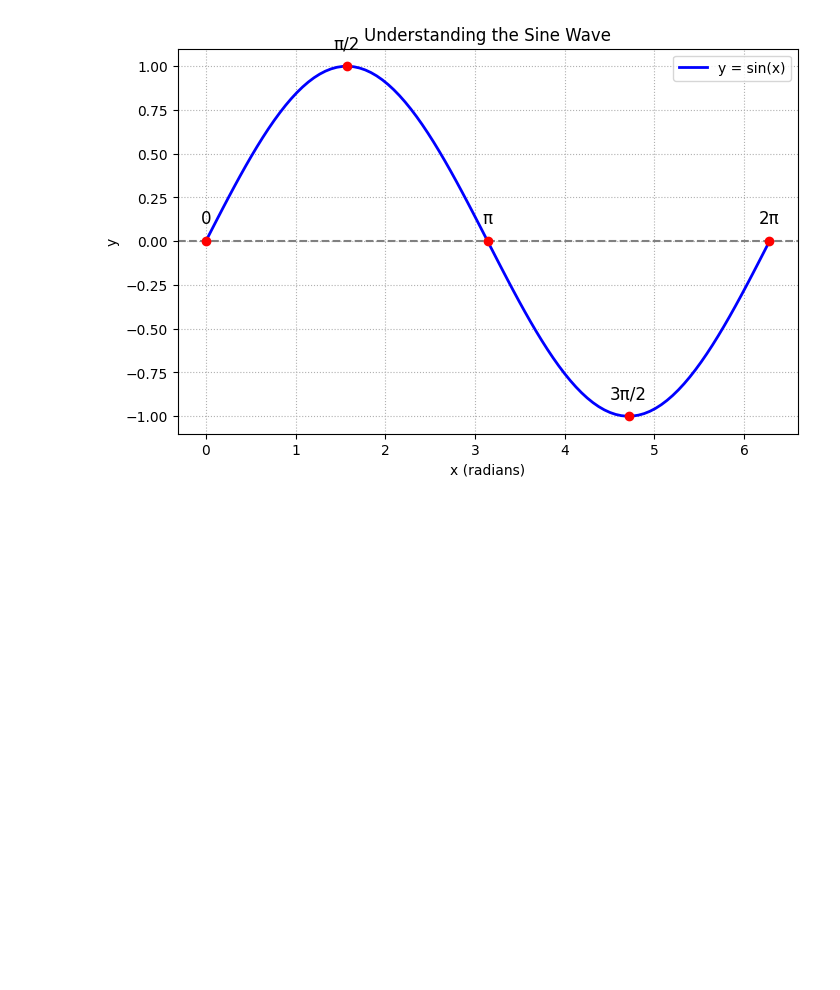
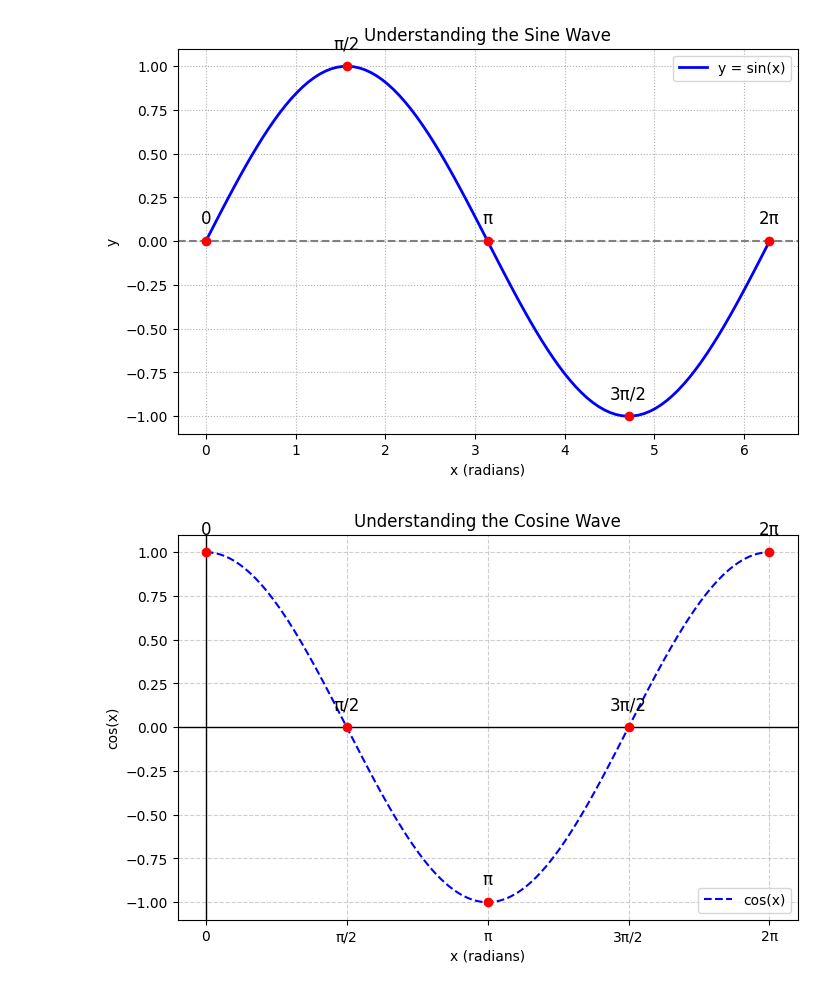
Before and after one commit to Lacrithaeus/__2025_03_15_firstlesson_, a Jupyter notebook: Pythontest/Demo1.ipynb, the cells around one changed output. Saved outputs shown, nothing was run; the diff lists cells and outputs as text; code cells hidden in the pictures; blank space fills up the shorter version.

```diff
--- a/Pythontest/Demo1.ipynb
+++ b/Pythontest/Demo1.ipynb
@@ -40,3 +40,43 @@ plt.legend()
 plt.show()
 # %% [output]
 [figure]
+# %%
+import numpy as np
+import matplotlib.pyplot as plt
+
+# Define x values from 0 to 2π with 1000 points
+x = np.linspace(0, 2 * np.pi, 1000)
+y = np.cos(x)
+
+# Key points for better understanding
+key_x = np.array([0, np.pi/2, np.pi, 3*np.pi/2, 2*np.pi])
+key_y = np.cos(key_x)
+key_labels = ["0", "π/2", "π", "3π/2", "2π"]
+
+# Create the plot
+plt.figure(figsize=(8, 5))
+plt.plot(x, y, linestyle="--", color="blue", label="cos(x)")
+
+# Mark key points
+plt.scatter(key_x, key_y, color="red", zorder=3)
+for i in range(len(key_x)):
+    plt.text(key_x[i], key_y[i] + 0.1, key_labels[i], fontsize=12, ha="center")
+
+# Add labels and title
+plt.xlabel("x (radians)")
+plt.ylabel("cos(x)")
+plt.title("Understanding the Cosine Wave")
+plt.axhline(0, color="black", linewidth=1)  # X-axis
+plt.axvline(0, color="black", linewidth=1)  # Y-axis
+
+# Set x-ticks at key points
+plt.xticks(key_x, key_labels)
+
+# Show the grid and legend
+plt.grid(True, linestyle="--", alpha=0.6)
+plt.legend()
+
+# Display the plot
+plt.show()
+# %% [output]
+[figure, added]
```
